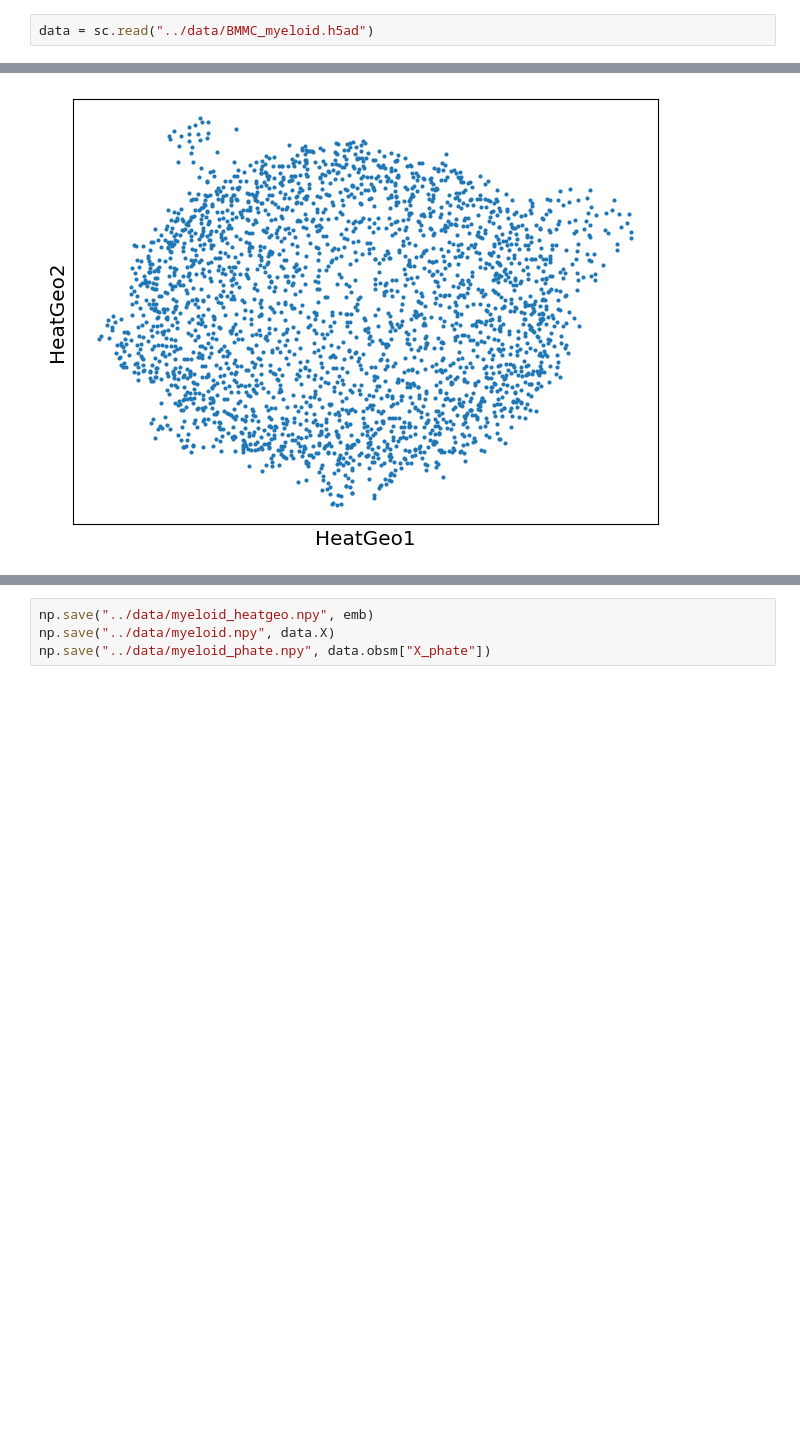
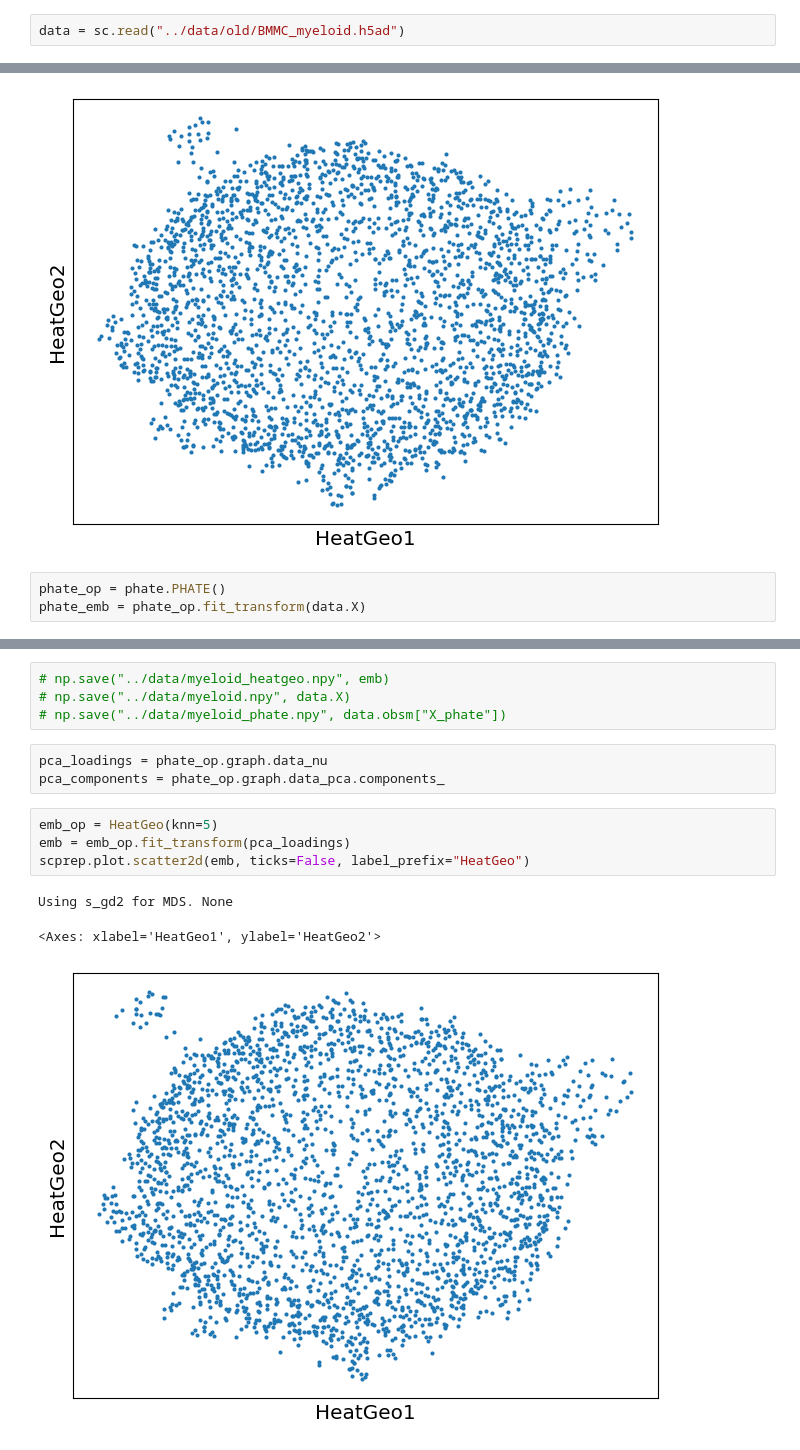
Before and after one commit to KrishnaswamyLab/GeometryAwareGenerativeAutoencoder, a Jupyter notebook: notebooks/myeloid_heatgeo.ipynb, the cells around one changed output, grey strips where cells are left out. Drawn from its saved outputs; the diff is of its cells as text; blank space fills up the shorter version.

```diff
--- a/notebooks/myeloid_heatgeo.ipynb
+++ b/notebooks/myeloid_heatgeo.ipynb
@@ -7,5 +9,5 @@ import scanpy as sc
 # %%
-data = sc.read("../data/BMMC_myeloid.h5ad")
+data = sc.read("../data/old/BMMC_myeloid.h5ad")
 # %%
 data.X
 # %% [output]
@@ -42,3 +44,6 @@ scprep.plot.scatter2d(emb, ticks=False, label_prefix="HeatGeo")
 # %% [output]
 <Axes: xlabel='HeatGeo1', ylabel='HeatGeo2'>
 [figure]
+# %%
+phate_op = phate.PHATE()
+phate_emb = phate_op.fit_transform(data.X)
@@ -45,4 +75,15 @@ scprep.plot.scatter2d(emb, ticks=False, label_prefix="HeatGeo")
 # %%
-np.save("../data/myeloid_heatgeo.npy", emb)
-np.save("../data/myeloid.npy", data.X)
-np.save("../data/myeloid_phate.npy", data.obsm["X_phate"])
+# np.save("../data/myeloid_heatgeo.npy", emb)
+# np.save("../data/myeloid.npy", data.X)
+# np.save("../data/myeloid_phate.npy", data.obsm["X_phate"])
+# %%
+pca_loadings = phate_op.graph.data_nu
+pca_components = phate_op.graph.data_pca.components_
+# %%
+emb_op = HeatGeo(knn=5)
+emb = emb_op.fit_transform(pca_loadings)
+scprep.plot.scatter2d(emb, ticks=False, label_prefix="HeatGeo")
+# %% [output]
+Using s_gd2 for MDS. None
+<Axes: xlabel='HeatGeo1', ylabel='HeatGeo2'>
+[figure, added]
```
Also changed, not shown: parts of 9 cells of this notebook, 7 other files.
